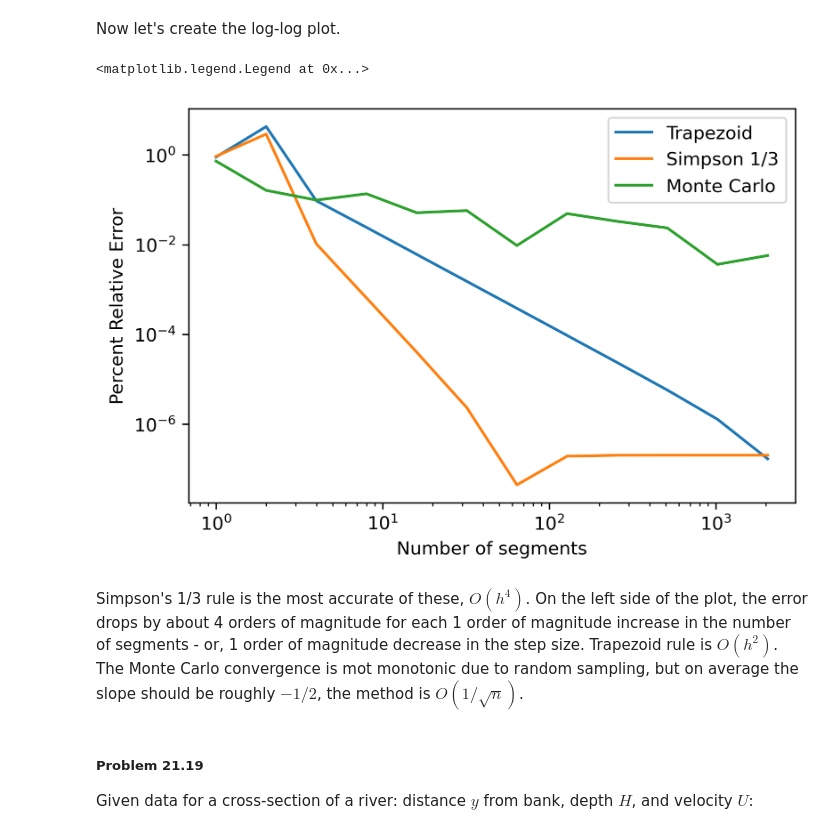
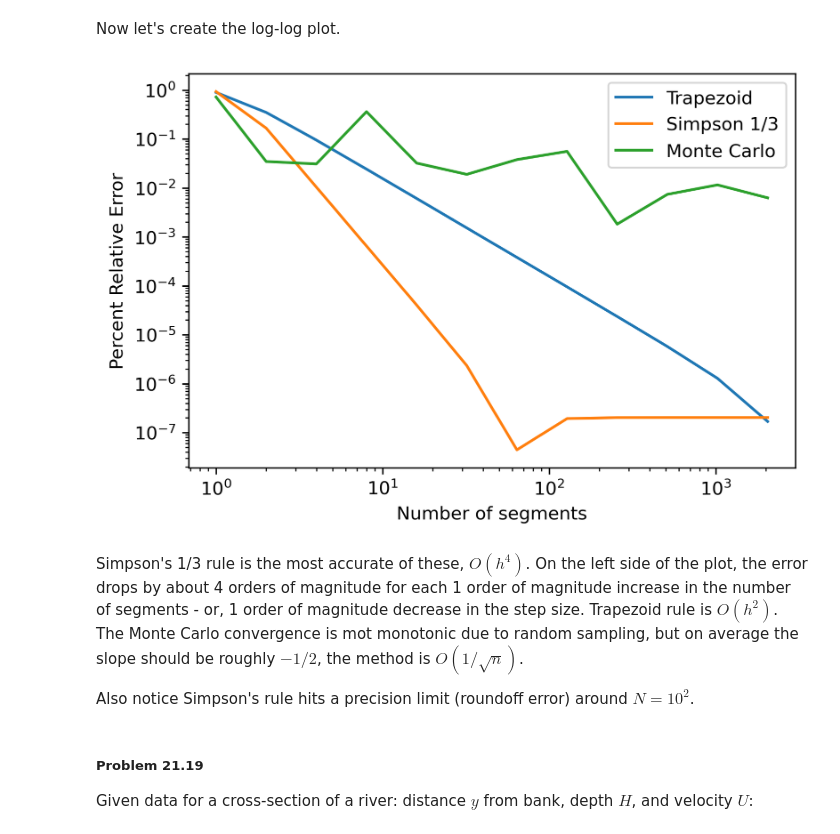
Before and after one commit to jdherman/eci115, a Jupyter notebook: L4.ipynb, the cells around one changed output. Saved outputs shown, nothing was run; the diff lists cells and outputs as text; code cells hidden in the pictures.

```diff
--- a/L4.ipynb
+++ b/L4.ipynb
@@ -12,15 +12,13 @@ def f(x):
     return 0.2 + 25*x - 200*x**2 + 675*x**3 - 900*x**4 + 400*x**5
 
 def trapezoid(f,a,b,n):
-    h = (b-a)/n
-    x = np.arange(a,b+h,h) # a to b in steps of h
-    I = (h/2) * (f(x[0]) + 2*np.sum(f(x[1:-1])) + f(x[-1]))
+    x = np.linspace(a,b,n+1) # n segments, n+1 points between a and b
+    I = (b-a)/(2*n) * (f(x[0]) + 2*np.sum(f(x[1:-1])) + f(x[-1]))
     return I
 
 def simpson(f,a,b,n):
-    h = (b-a)/n
-    x = np.arange(a,b+h,h) # a to b in steps of h
-    I = (h/3) * (f(x[0]) + 4*np.sum(f(x[1:-1:2])) + 2*np.sum(f(x[2:-1:2])) + f(x[-1]))
+    x = np.linspace(a,b,n+1)
+    I = (b-a)/(3*n) * (f(x[0]) + 4*np.sum(f(x[1:-1:2])) + 2*np.sum(f(x[2:-1:2])) + f(x[-1]))
     return I
 
 def montecarlo(f,a,b,n):
@@ -62,29 +60,31 @@ integrate.simpson(y,x)
 Now let's create the log-log plot.
 # %%
 exact = 1.640533
-n = [2**i for i in range(12)] # list comprehension syntax
+n = 2 ** np.arange(12) # powers of 2 up to 1024
 err1 = np.zeros(len(n))
 err2 = np.zeros(len(n))
 err3 = np.zeros(len(n))
 
 for i in range(12): # i=0 to 11
     err1[i] = np.abs(trapezoid(f,a,b,n[i]) - exact) / exact
     err2[i] = np.abs(simpson(f,a,b,n[i]) - exact) / exact
     err3[i] = np.abs(montecarlo(f,a,b,n[i]) - exact) / exact
 
 import matplotlib.pyplot as plt
 plt.rcParams['figure.dpi'] = 300
 plt.loglog(n, err1)
 plt.loglog(n, err2)
 plt.loglog(n, err3)
 plt.ylabel('Percent Relative Error')
 plt.xlabel('Number of segments')
 plt.legend(['Trapezoid', 'Simpson 1/3', 'Monte Carlo'])
+plt.show()
 # %% [output]
-<matplotlib.legend.Legend at 0x...>
-[figure, old version]
+[figure, new version]
 # %% [markdown]
 Simpson's 1/3 rule is the most accurate of these, $O(h^4)$. On the left side of the plot, the error drops by about 4 orders of magnitude for each 1 order of magnitude increase in the number of segments - or, 1 order of magnitude decrease in the step size. Trapezoid rule is $O(h^2)$. The Monte Carlo convergence is mot monotonic due to random sampling, but on average the slope should be roughly $-1/2$, the method is $O(1 / \sqrt n)$.
+
+Also notice Simpson's rule hits a precision limit (roundoff error) around $N=10^2$.
 # %% [markdown]
 ##### Problem 21.19
 Given data for a cross-section of a river: distance $y$ from bank, depth $H$, and velocity $U$:
```
Also changed, not shown: parts of 3 cells of this notebook, 2 other files.
